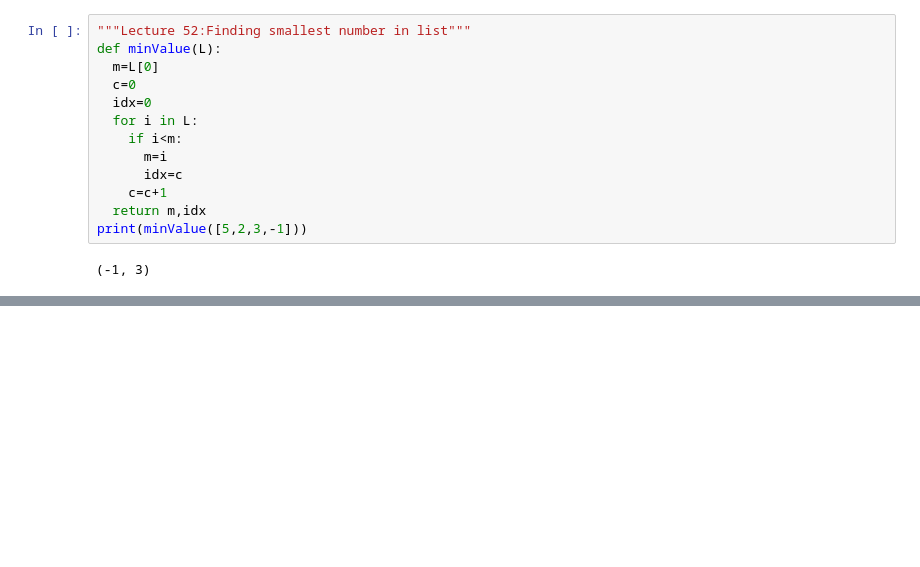
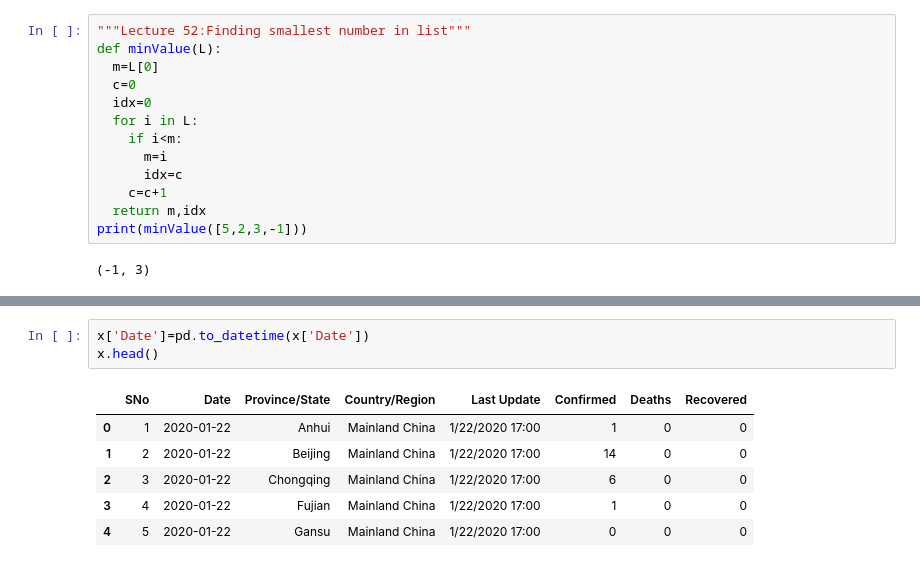
Before and after one commit to KARTIKEYgarg1/udemy-data-science-and-ml, a Jupyter notebook: Programs.ipynb, the cells around one changed output, grey strips where cells are left out. Cells and saved outputs as stored; diff of their text form; blank space fills up the shorter version.

```diff
--- a/Programs.ipynb
+++ b/Programs.ipynb
@@ -88,0 +112,10 @@ print(minValue([5,2,3,-1]))
+# %%
+x['Date']=pd.to_datetime(x['Date'])
+x.head()
+# %% [output]
+|  | SNo | Date | Province/State | Country/Region | Last Update | Confirmed | Deaths | Recovered |
+| 0 | 1 | 2020-01-22 | Anhui | Mainland China | 1/22/2020 17:00 | 1 | 0 | 0 |
+| 1 | 2 | 2020-01-22 | Beijing | Mainland China | 1/22/2020 17:00 | 14 | 0 | 0 |
+| 2 | 3 | 2020-01-22 | Chongqing | Mainland China | 1/22/2020 17:00 | 6 | 0 | 0 |
+| 3 | 4 | 2020-01-22 | Fujian | Mainland China | 1/22/2020 17:00 | 1 | 0 | 0 |
+| 4 | 5 | 2020-01-22 | Gansu | Mainland China | 1/22/2020 17:00 | 0 | 0 | 0 |
```
Also changed, not shown: parts of 3 cells of this notebook.
